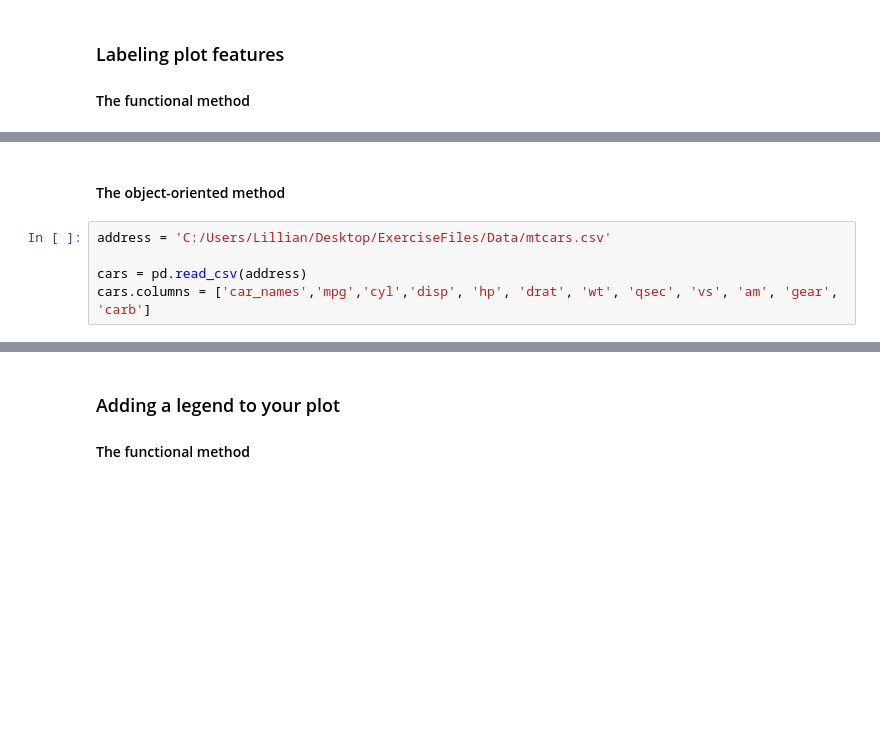
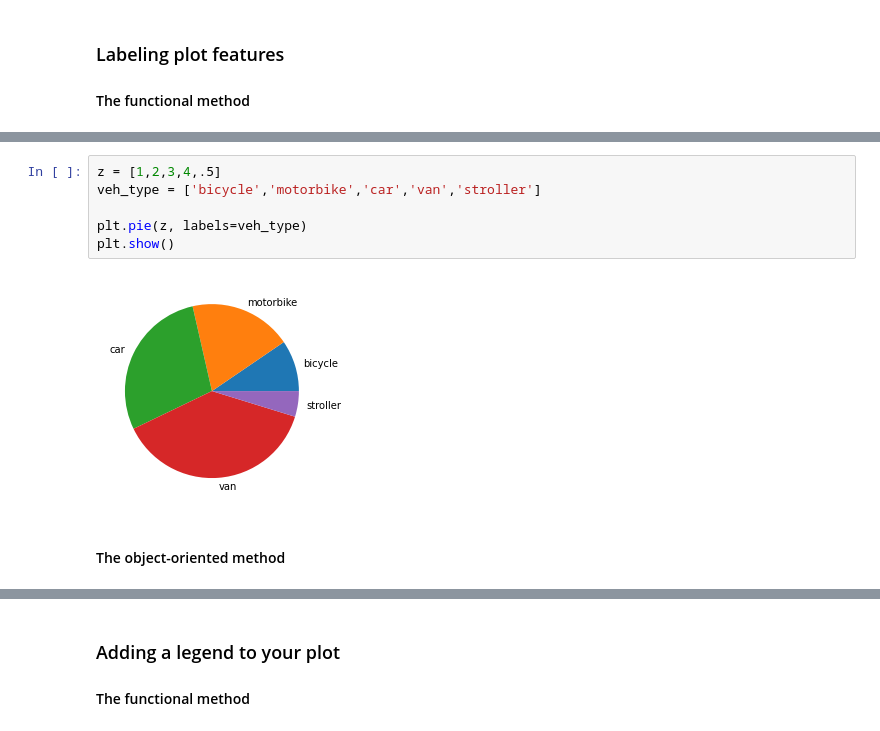
Before and after one commit to johannlilly/linkedin-learning-python-for-data-science-essential-training, a Jupyter notebook: exercise-files/part-1/04_04_begin/04_04_begin.ipynb, the cells around one changed output, grey strips where cells are left out. Saved outputs shown, nothing was run; the diff lists cells and outputs as text; blank space fills up the shorter version.

```diff
--- a/exercise-files/part-1/04_04_begin/04_04_begin.ipynb
+++ b/exercise-files/part-1/04_04_begin/04_04_begin.ipynb
@@ -17,7 +28,10 @@ rcParams['figure.figsize'] = 8,4
+# %%
+z = [1,2,3,4,.5]
+veh_type = ['bicycle','motorbike','car','van','stroller']
+
+plt.pie(z, labels=veh_type)
+plt.show()
+# %% [output]
+[figure, added]
 # %% [markdown]
 #### The object-oriented method
-# %%
-address = 'C:/Users/Lillian/Desktop/ExerciseFiles/Data/mtcars.csv'
-
-cars = pd.read_csv(address)
-cars.columns = ['car_names','mpg','cyl','disp', 'hp', 'drat', 'wt', 'qsec', 'vs', 'am', 'gear', 'carb']
```
Also changed, not shown: parts of 6 cells of this notebook.
